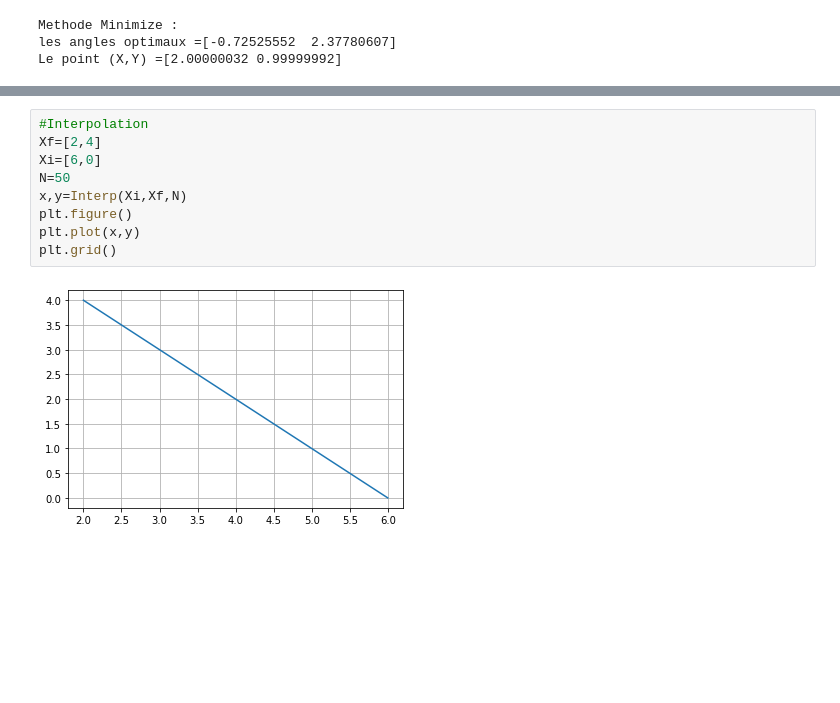
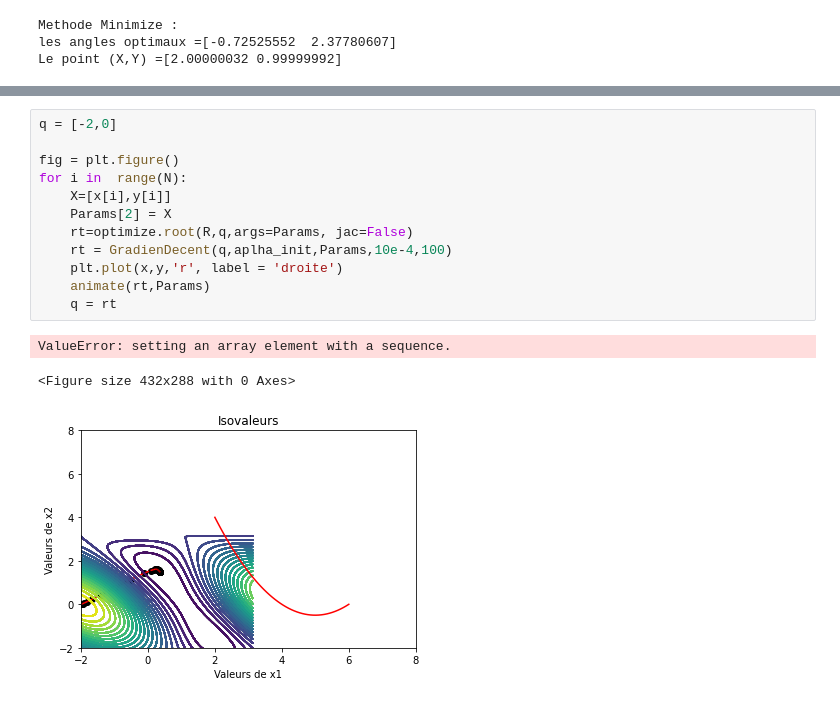
Before and after one commit to Feriel-25/Projet-optimisation, a Jupyter notebook: Rendu_optimisation.ipynb, the cells around one changed output, grey strips where cells are left out. Cells and saved outputs as stored; diff of their text form; blank space fills up the shorter version.

```diff
--- a/Rendu_optimisation.ipynb
+++ b/Rendu_optimisation.ipynb
@@ -92,11 +115,16 @@ Le point (X,Y) = [2.00460611 1.0221924 ]
-# %%
-#Interpolation
-Xf=[2,4]
-Xi=[6,0]
-N=50
-x,y=Interp(Xi,Xf,N)
-plt.figure()
-plt.plot(x,y)
-plt.grid()
-# %% [output]
-[figure, removed]
+# %%
+q = [-2,0]
+
+fig = plt.figure()
+for i in  range(N):
+    X=[x[i],y[i]]
+    Params[2] = X
+    rt=optimize.root(R,q,args=Params, jac=False)
+    rt = GradienDecent(q,aplha_init,Params,10e-4,100)
+    plt.plot(x,y,'r', label = 'droite')
+    animate(rt,Params)
+    q = rt
+# %% [output]
+ValueError: setting an array element with a sequence.
+<Figure size 432x288 with 0 Axes>
+[figure, added]
```
Also changed, not shown: parts of 5 cells of this notebook, 2 other files.
